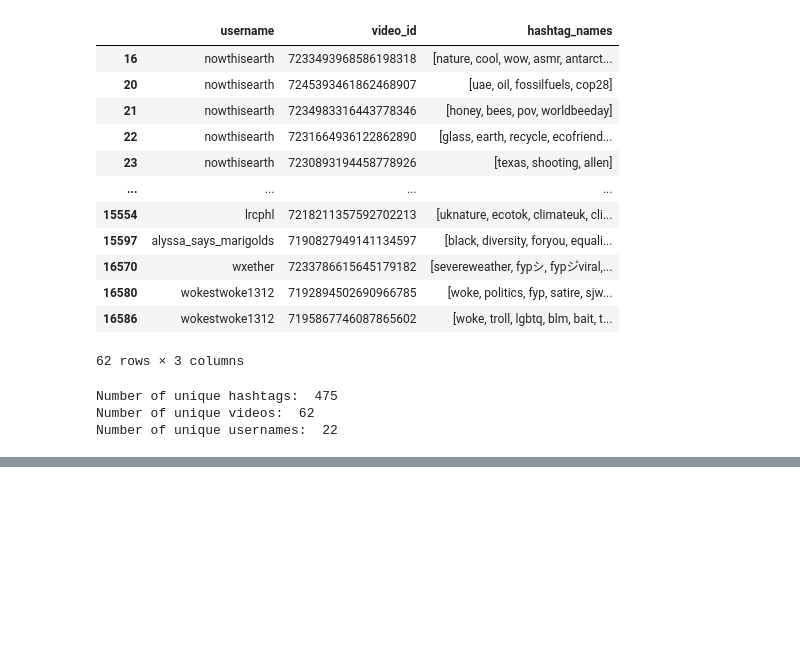
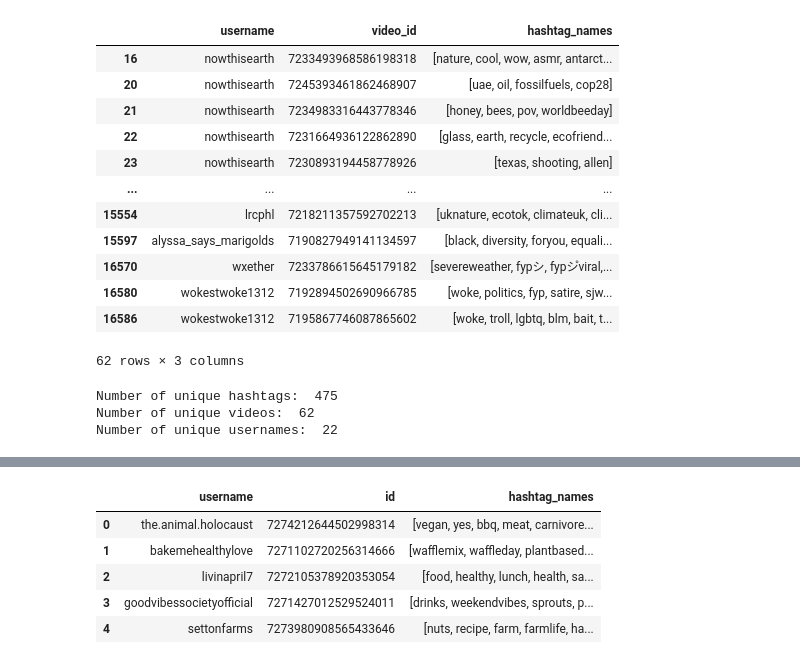
Before and after one commit to jbij/Bachelor, a Jupyter notebook: likes_network.ipynb, the cells around one changed output, grey strips where cells are left out. Drawn from its saved outputs; the diff is of its cells as text; code cells hidden in the pictures; blank space fills up the shorter version.

```diff
--- a/likes_network.ipynb
+++ b/likes_network.ipynb
@@ -81,0 +104,10 @@ with open("likes_g_aggregated.pkl", "wb") as f:
+# %%
+vid_hash = videos[['username', 'id', 'hashtag_names']]
+vid_hash.head()
+# %% [output]
+|  | username | id | hashtag_names |
+| 0 | the.animal.holocaust | 7274212644502998314 | [vegan, yes, bbq, meat, carnivore... |
+| 1 | bakemehealthylove | 7271102720256314666 | [wafflemix, waffleday, plantbased... |
+| 2 | livinapril7 | 7272105378920353054 | [food, healthy, lunch, health, sa... |
+| 3 | goodvibessocietyofficial | 7271427012529524011 | [drinks, weekendvibes, sprouts, p... |
+| 4 | settonfarms | 7273980908565433646 | [nuts, recipe, farm, farmlife, ha... |
```
Also changed, not shown: parts of 6 cells of this notebook, 3 other files.
